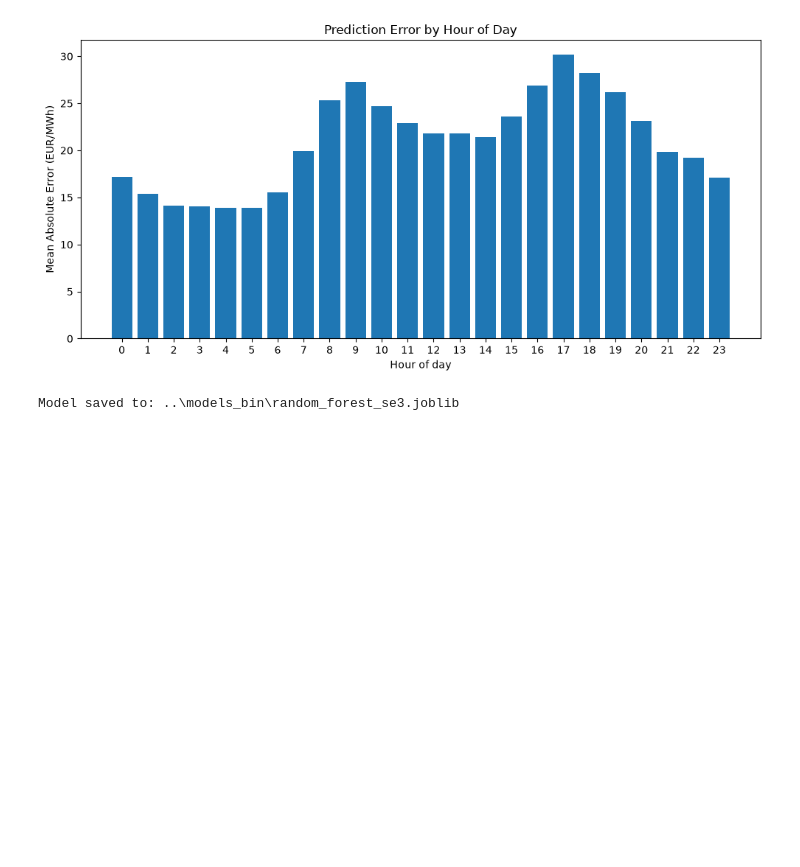
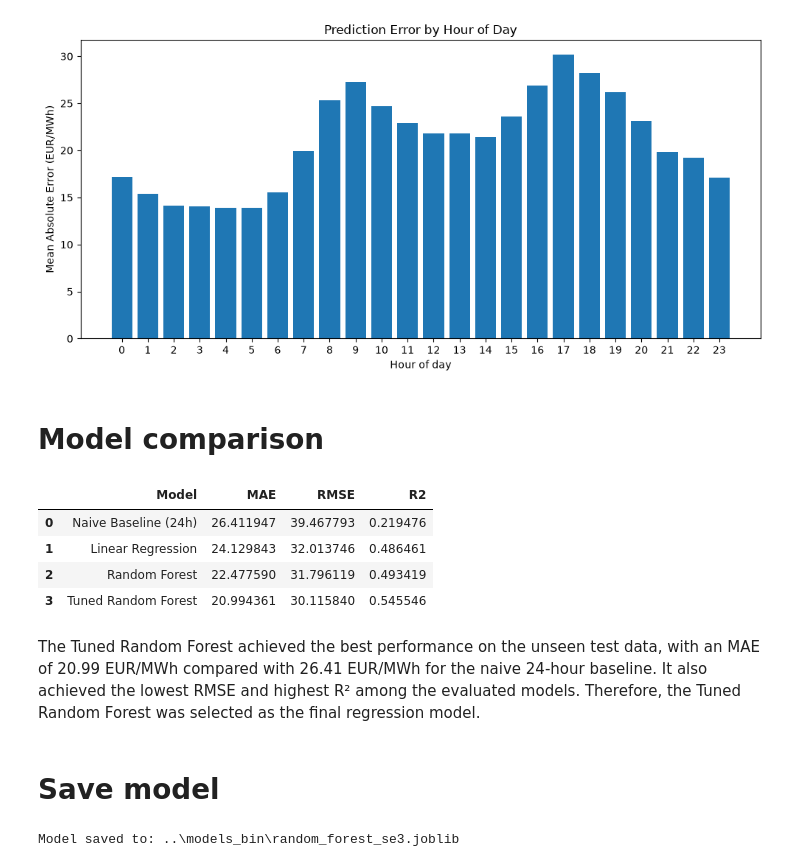
Before and after one commit to Grevendev/Predictor, a Jupyter notebook: models/linear_regression_vs_random_forest.ipynb, the cells around one changed output. Cells and saved outputs as stored; diff of their text form; code cells hidden in the pictures; blank space fills up the shorter version.

```diff
--- a/models/linear_regression_vs_random_forest.ipynb
+++ b/models/linear_regression_vs_random_forest.ipynb
@@ -642,6 +642,48 @@ plt.tight_layout()
 plt.show()
 # %% [output]
 [figure]
+# %% [markdown]
+# Model comparison
+# %%
+# Compare all models against the naive 24-hour baseline.
+model_comparison = pd.DataFrame({
+    "Model": [
+        "Naive Baseline (24h)",
+        "Linear Regression",
+        "Random Forest",
+        "Tuned Random Forest"
+    ],
+    "MAE": [
+        baseline_mae,
+        linear_mae,
+        rf_mae,
+        tuned_rf_mae
+    ],
+    "RMSE": [
+        baseline_rmse,
+        linear_rmse,
+        rf_rmse,
+        tuned_rf_rmse
+    ],
+    "R2": [
+        baseline_r2,
+        linear_r2,
+        rf_r2,
+        tuned_rf_r2
+    ]
+})
+
+model_comparison
+# %% [output]
+|  | Model | MAE | RMSE | R2 |
+| 0 | Naive Baseline (24h) | 26.411947 | 39.467793 | 0.219476 |
+| 1 | Linear Regression | 24.129843 | 32.013746 | 0.486461 |
+| 2 | Random Forest | 22.477590 | 31.796119 | 0.493419 |
+| 3 | Tuned Random Forest | 20.994361 | 30.115840 | 0.545546 |
+# %% [markdown]
+The Tuned Random Forest achieved the best performance on the unseen test data, with an MAE of 20.99 EUR/MWh compared with 26.41 EUR/MWh for the naive 24-hour baseline. It also achieved the lowest RMSE and highest R² among the evaluated models. Therefore, the Tuned Random Forest was selected as the final regression model.
+# %% [markdown]
+# Save model
 # %%
 model_dir = Path("../models_bin")
 model_dir.mkdir(exist_ok=True)
```
Also changed, not shown: parts of 2 cells of this notebook.
